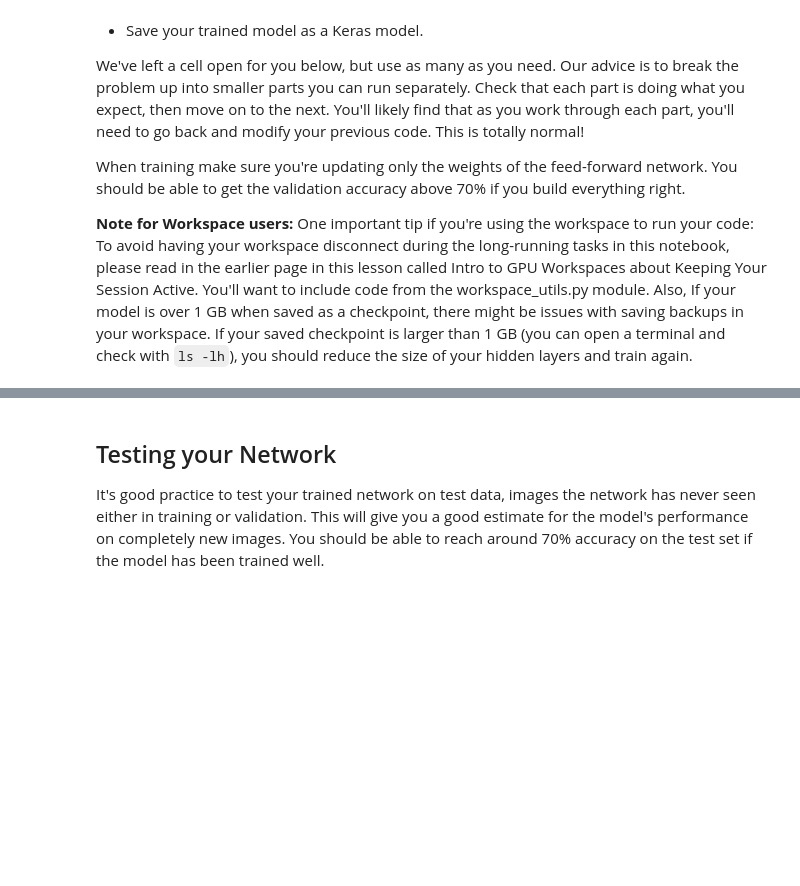
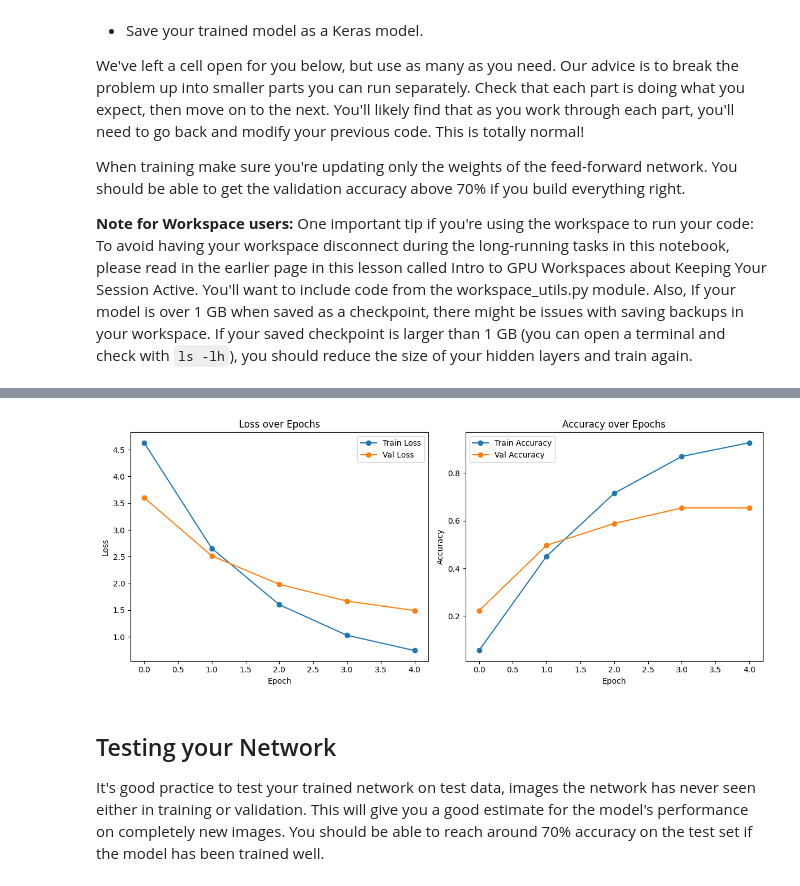
Before and after one commit to Walaessam27/Image-Classifier, a Jupyter notebook: projects/p2_image_classifier/Project_Image_Classifier_Project.ipynb, the cells around one changed output, grey strips where cells are left out. Saved outputs shown, nothing was run; the diff lists cells and outputs as text; code cells hidden in the pictures; blank space fills up the shorter version.

```diff
--- a/projects/p2_image_classifier/Project_Image_Classifier_Project.ipynb
+++ b/projects/p2_image_classifier/Project_Image_Classifier_Project.ipynb
@@ -209,0 +166,67 @@ WARNING:tensorflow:From c:\Users\DELL\Desktop\Knowledge\Courses\Udacity\AI-Progr
+# %%
+# TODO: Plot the loss and accuracy values achieved during training for the training and validation set.
+
+# Build and train the model using Functional API
+
+(ds_train, ds_val, ds_test), ds_info = tfds.load(
+    'oxford_flowers102',
+    split=['train[:85%]', 'train[85%:]', 'test'],
+    as_supervised=True,
+    with_info=True
+)
+
+num_classes = ds_info.features['label'].num_classes
+
+def format_image(image, label):
+    image = tf.image.resize(image, (224, 224))
+    image = tf.cast(image, tf.float32) / 255.0
+    return image, label
+
+BATCH_SIZE = 32
+AUTOTUNE = tf.data.AUTOTUNE
+
+ds_train = ds_train.map(format_image).shuffle(1000).batch(BATCH_SIZE).prefetch(AUTOTUNE)
+ds_val = ds_val.map(format_image).batch(BATCH_SIZE).prefetch(AUTOTUNE)
+ds_test = ds_test.map(format_image).batch(BATCH_SIZE).prefetch(AUTOTUNE)
+
+feature_extractor = hub.KerasLayer(
+    "https://tfhub.dev/google/tf2-preview/mobilenet_v2/feature_vector/4",
+    trainable=False
+)
+
+inputs = tf.keras.Input(shape=(224, 224, 3))
+x = tf.keras.layers.Lambda(lambda x: feature_extractor(x))(inputs)
+x = tf.keras.layers.Dropout(0.3)(x)
+outputs = tf.keras.layers.Dense(num_classes, activation='softmax')(x)
+
+model = tf.keras.Model(inputs=inputs, outputs=outputs)
+
+model.compile(
+    optimizer='adam',
+    loss='sparse_categorical_crossentropy',
+    metrics=['accuracy']
+)
+
+history = model.fit(ds_train, validation_data=ds_val, epochs=5)
+
+plt.figure(figsize=(12, 5))
+
+plt.subplot(1, 2, 1)
+plt.plot(history.history['loss'], label='Train Loss', marker='o')
+plt.plot(history.history['val_loss'], label='Val Loss', marker='o')
+plt.title('Loss over Epochs')
+plt.xlabel('Epoch')
+plt.ylabel('Loss')
+plt.legend()
+
+plt.subplot(1, 2, 2)
+plt.plot(history.history['accuracy'], label='Train Accuracy', marker='o')
+plt.plot(history.history['val_accuracy'], label='Val Accuracy', marker='o')
+plt.title('Accuracy over Epochs')
+plt.xlabel('Epoch')
+plt.ylabel('Accuracy')
+plt.legend()
+
+plt.tight_layout()
+plt.show()
+# %% [output]
@@ -210,3 +243,4 @@ WARNING:tensorflow:From c:\Users\DELL\Desktop\Knowledge\Courses\Udacity\AI-Progr
+[figure, added]
 # %% [markdown]
 ## Testing your Network
 
```
Also changed, not shown: parts of 13 cells of this notebook, 2 other files.
